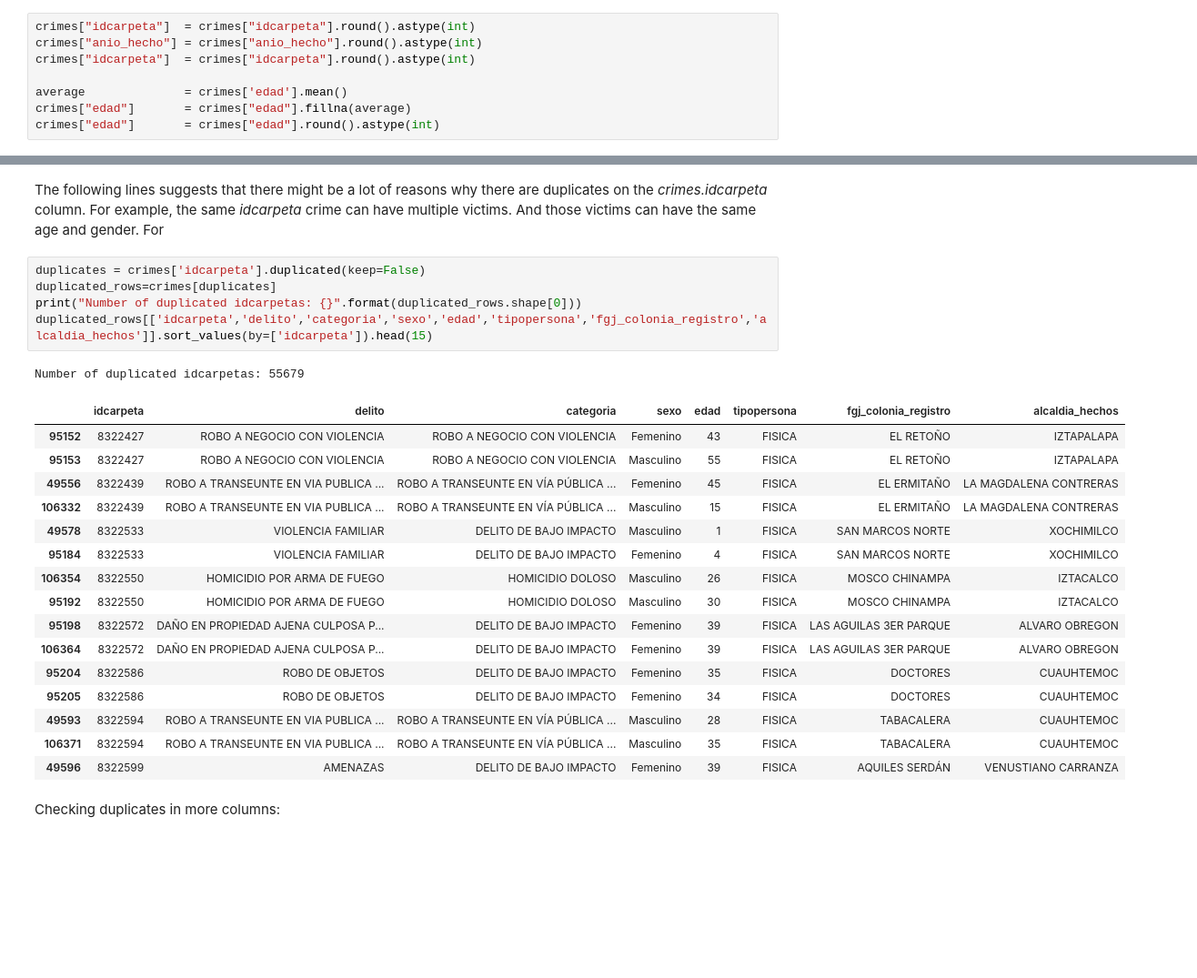
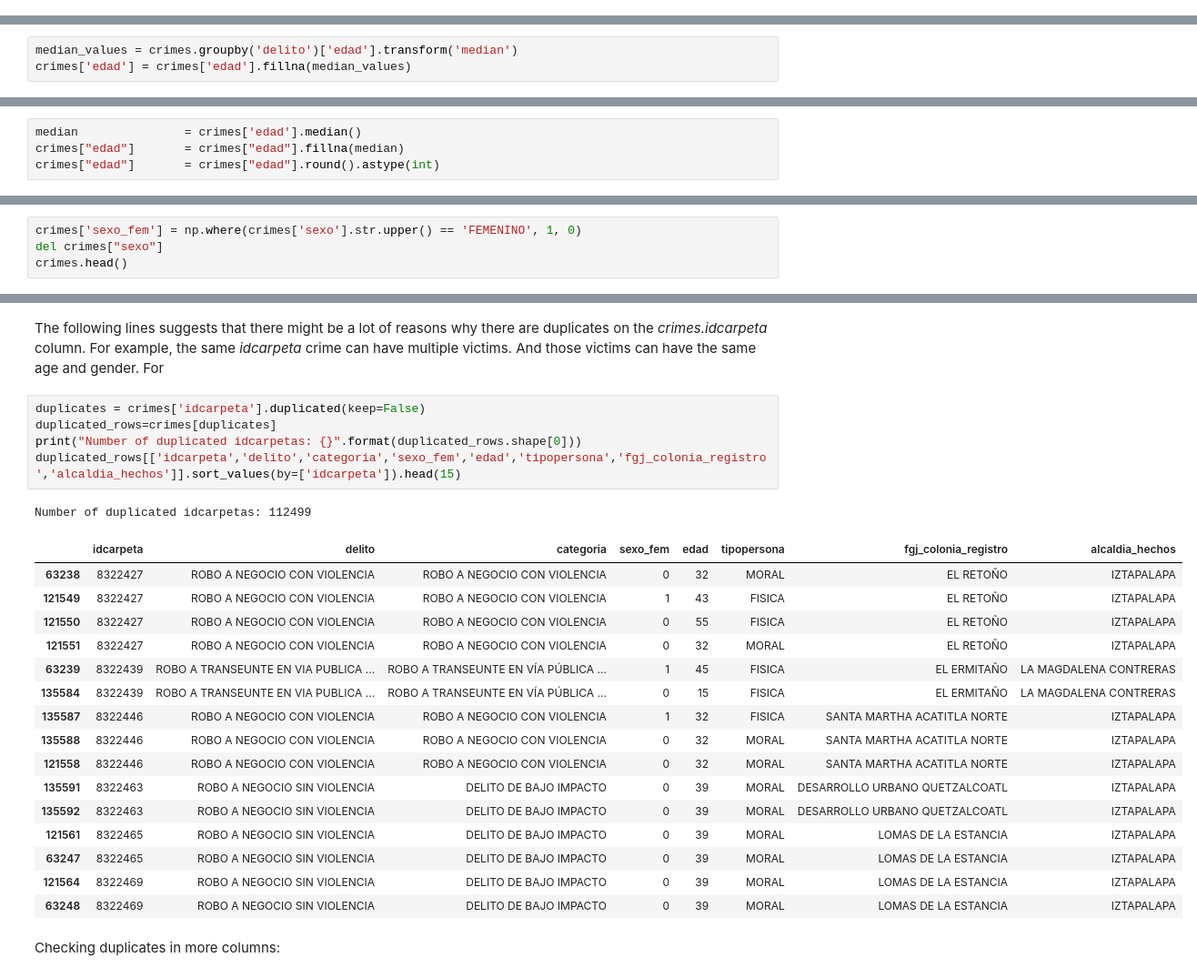
Before and after one commit to marcocasillas91/sdc-security, a Jupyter notebook: notebooks/1_first_datalake.ipynb, the cells around one changed output, grey strips where cells are left out. Shown at 91% size. Saved outputs shown, nothing was run; the diff lists cells and outputs as text; blank space fills up the shorter version.

```diff
--- a/notebooks/1_first_datalake.ipynb
+++ b/notebooks/1_first_datalake.ipynb
@@ -97,11 +120,3 @@ The shape of the new crime dataset without null values is: (784813, 21)
 5 rows × 21 columns
 # %% [markdown]
 The next step is to round the numeric values to avoid unnecessary decimals.
-# %%
-crimes["idcarpeta"]  = crimes["idcarpeta"].round().astype(int)
-crimes["anio_hecho"] = crimes["anio_hecho"].round().astype(int)
-crimes["idcarpeta"]  = crimes["idcarpeta"].round().astype(int)
-
-average              = crimes['edad'].mean()
-crimes["edad"]       = crimes["edad"].fillna(average)
-crimes["edad"]       = crimes["edad"].round().astype(int)
@@ -107,0 +128,3 @@ crimes["edad"]       = crimes["edad"].round().astype(int)
+# %%
+median_values = crimes.groupby('delito')['edad'].transform('median')
+crimes['edad'] = crimes['edad'].fillna(median_values)
@@ -107,0 +160,4 @@ crimes["edad"]       = crimes["edad"].round().astype(int)
+# %%
+median               = crimes['edad'].median()
+crimes["edad"]       = crimes["edad"].fillna(median)
+crimes["edad"]       = crimes["edad"].round().astype(int)
@@ -137,0 +205,4 @@ crimes.head()
+# %%
+crimes['sexo_fem'] = np.where(crimes['sexo'].str.upper() == 'FEMENINO', 1, 0)
+del crimes["sexo"]
+crimes.head()
@@ -150,26 +229,26 @@ The following lines suggests that there might be a lot of reasons why there are
 # %%
 duplicates = crimes['idcarpeta'].duplicated(keep=False)
 duplicated_rows=crimes[duplicates]
 print("Number of duplicated idcarpetas: {}".format(duplicated_rows.shape[0]))
-duplicated_rows[['idcarpeta','delito','categoria','sexo','edad','tipopersona','fgj_colonia_registro','alcaldia_hechos']].sort_values(by=['idcarpeta']).head(15)
+duplicated_rows[['idcarpeta','delito','categoria','sexo_fem','edad','tipopersona','fgj_colonia_registro','alcaldia_hechos']].sort_values(by=['idcarpeta']).head(15)
 # %% [output]
-Number of duplicated idcarpetas: 55679
+Number of duplicated idcarpetas: 112499
-|  | idcarpeta | delito | categoria | sexo | edad | tipopersona | fgj_colonia_registro | alcaldia_hechos |
-| 95152 | 8322427 | ROBO A NEGOCIO CON VIOLENCIA | ROBO A NEGOCIO CON VIOLENCIA | Femenino | 43 | FISICA | EL RETOÑO | IZTAPALAPA |
-| 95153 | 8322427 | ROBO A NEGOCIO CON VIOLENCIA | ROBO A NEGOCIO CON VIOLENCIA | Masculino | 55 | FISICA | EL RETOÑO | IZTAPALAPA |
-| 49556 | 8322439 | ROBO A TRANSEUNTE EN VIA PUBLICA ... | ROBO A TRANSEUNTE EN VÍA PÚBLICA ... | Femenino | 45 | FISICA | EL ERMITAÑO | LA MAGDALENA CONTRERAS |
-| 106332 | 8322439 | ROBO A TRANSEUNTE EN VIA PUBLICA ... | ROBO A TRANSEUNTE EN VÍA PÚBLICA ... | Masculino | 15 | FISICA | EL ERMITAÑO | LA MAGDALENA CONTRERAS |
-| 49578 | 8322533 | VIOLENCIA FAMILIAR | DELITO DE BAJO IMPACTO | Masculino | 1 | FISICA | SAN MARCOS NORTE | XOCHIMILCO |
-| 95184 | 8322533 | VIOLENCIA FAMILIAR | DELITO DE BAJO IMPACTO | Femenino | 4 | FISICA | SAN MARCOS NORTE | XOCHIMILCO |
-| 106354 | 8322550 | HOMICIDIO POR ARMA DE FUEGO | HOMICIDIO DOLOSO | Masculino | 26 | FISICA | MOSCO CHINAMPA | IZTACALCO |
-| 95192 | 8322550 | HOMICIDIO POR ARMA DE FUEGO | HOMICIDIO DOLOSO | Masculino | 30 | FISICA | MOSCO CHINAMPA | IZTACALCO |
-| 95198 | 8322572 | DAÑO EN PROPIEDAD AJENA CULPOSA P... | DELITO DE BAJO IMPACTO | Femenino | 39 | FISICA | LAS AGUILAS 3ER PARQUE | ALVARO OBREGON |
-| 106364 | 8322572 | DAÑO EN PROPIEDAD AJENA CULPOSA P... | DELITO DE BAJO IMPACTO | Femenino | 39 | FISICA | LAS AGUILAS 3ER PARQUE | ALVARO OBREGON |
-| 95204 | 8322586 | ROBO DE OBJETOS | DELITO DE BAJO IMPACTO | Femenino | 35 | FISICA | DOCTORES | CUAUHTEMOC |
-| 95205 | 8322586 | ROBO DE OBJETOS | DELITO DE BAJO IMPACTO | Femenino | 34 | FISICA | DOCTORES | CUAUHTEMOC |
-| 49593 | 8322594 | ROBO A TRANSEUNTE EN VIA PUBLICA ... | ROBO A TRANSEUNTE EN VÍA PÚBLICA ... | Masculino | 28 | FISICA | TABACALERA | CUAUHTEMOC |
-| 106371 | 8322594 | ROBO A TRANSEUNTE EN VIA PUBLICA ... | ROBO A TRANSEUNTE EN VÍA PÚBLICA ... | Masculino | 35 | FISICA | TABACALERA | CUAUHTEMOC |
-| 49596 | 8322599 | AMENAZAS | DELITO DE BAJO IMPACTO | Femenino | 39 | FISICA | AQUILES SERDÁN | VENUSTIANO CARRANZA |
+|  | idcarpeta | delito | categoria | sexo_fem | edad | tipopersona | fgj_colonia_registro | alcaldia_hechos |
+| 63238 | 8322427 | ROBO A NEGOCIO CON VIOLENCIA | ROBO A NEGOCIO CON VIOLENCIA | 0 | 32 | MORAL | EL RETOÑO | IZTAPALAPA |
+| 121549 | 8322427 | ROBO A NEGOCIO CON VIOLENCIA | ROBO A NEGOCIO CON VIOLENCIA | 1 | 43 | FISICA | EL RETOÑO | IZTAPALAPA |
+| 121550 | 8322427 | ROBO A NEGOCIO CON VIOLENCIA | ROBO A NEGOCIO CON VIOLENCIA | 0 | 55 | FISICA | EL RETOÑO | IZTAPALAPA |
+| 121551 | 8322427 | ROBO A NEGOCIO CON VIOLENCIA | ROBO A NEGOCIO CON VIOLENCIA | 0 | 32 | MORAL | EL RETOÑO | IZTAPALAPA |
+| 63239 | 8322439 | ROBO A TRANSEUNTE EN VIA PUBLICA ... | ROBO A TRANSEUNTE EN VÍA PÚBLICA ... | 1 | 45 | FISICA | EL ERMITAÑO | LA MAGDALENA CONTRERAS |
+| 135584 | 8322439 | ROBO A TRANSEUNTE EN VIA PUBLICA ... | ROBO A TRANSEUNTE EN VÍA PÚBLICA ... | 0 | 15 | FISICA | EL ERMITAÑO | LA MAGDALENA CONTRERAS |
+| 135587 | 8322446 | ROBO A NEGOCIO CON VIOLENCIA | ROBO A NEGOCIO CON VIOLENCIA | 1 | 32 | FISICA | SANTA MARTHA ACATITLA NORTE | IZTAPALAPA |
+| 135588 | 8322446 | ROBO A NEGOCIO CON VIOLENCIA | ROBO A NEGOCIO CON VIOLENCIA | 0 | 32 | MORAL | SANTA MARTHA ACATITLA NORTE | IZTAPALAPA |
+| 121558 | 8322446 | ROBO A NEGOCIO CON VIOLENCIA | ROBO A NEGOCIO CON VIOLENCIA | 0 | 32 | MORAL | SANTA MARTHA ACATITLA NORTE | IZTAPALAPA |
+| 135591 | 8322463 | ROBO A NEGOCIO SIN VIOLENCIA | DELITO DE BAJO IMPACTO | 0 | 39 | MORAL | DESARROLLO URBANO QUETZALCOATL | IZTAPALAPA |
+| 135592 | 8322463 | ROBO A NEGOCIO SIN VIOLENCIA | DELITO DE BAJO IMPACTO | 0 | 39 | MORAL | DESARROLLO URBANO QUETZALCOATL | IZTAPALAPA |
+| 121561 | 8322465 | ROBO A NEGOCIO SIN VIOLENCIA | DELITO DE BAJO IMPACTO | 0 | 39 | MORAL | LOMAS DE LA ESTANCIA | IZTAPALAPA |
+| 63247 | 8322465 | ROBO A NEGOCIO SIN VIOLENCIA | DELITO DE BAJO IMPACTO | 0 | 39 | MORAL | LOMAS DE LA ESTANCIA | IZTAPALAPA |
+| 121564 | 8322469 | ROBO A NEGOCIO SIN VIOLENCIA | DELITO DE BAJO IMPACTO | 0 | 39 | MORAL | LOMAS DE LA ESTANCIA | IZTAPALAPA |
+| 63248 | 8322469 | ROBO A NEGOCIO SIN VIOLENCIA | DELITO DE BAJO IMPACTO | 0 | 39 | MORAL | LOMAS DE LA ESTANCIA | IZTAPALAPA |
 # %% [markdown]
 Checking duplicates in more columns:
 # %%
```
Also changed, not shown: parts of 29 cells of this notebook, 1 other file.
